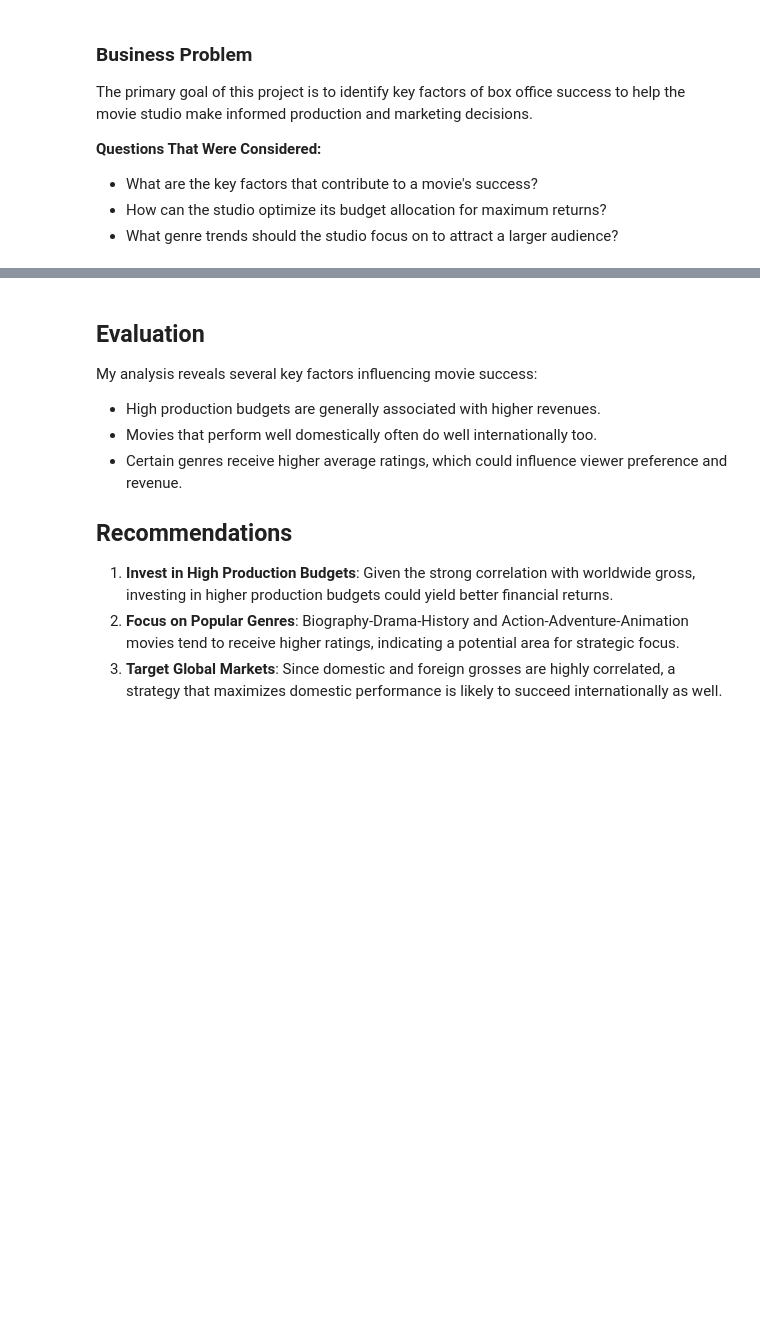
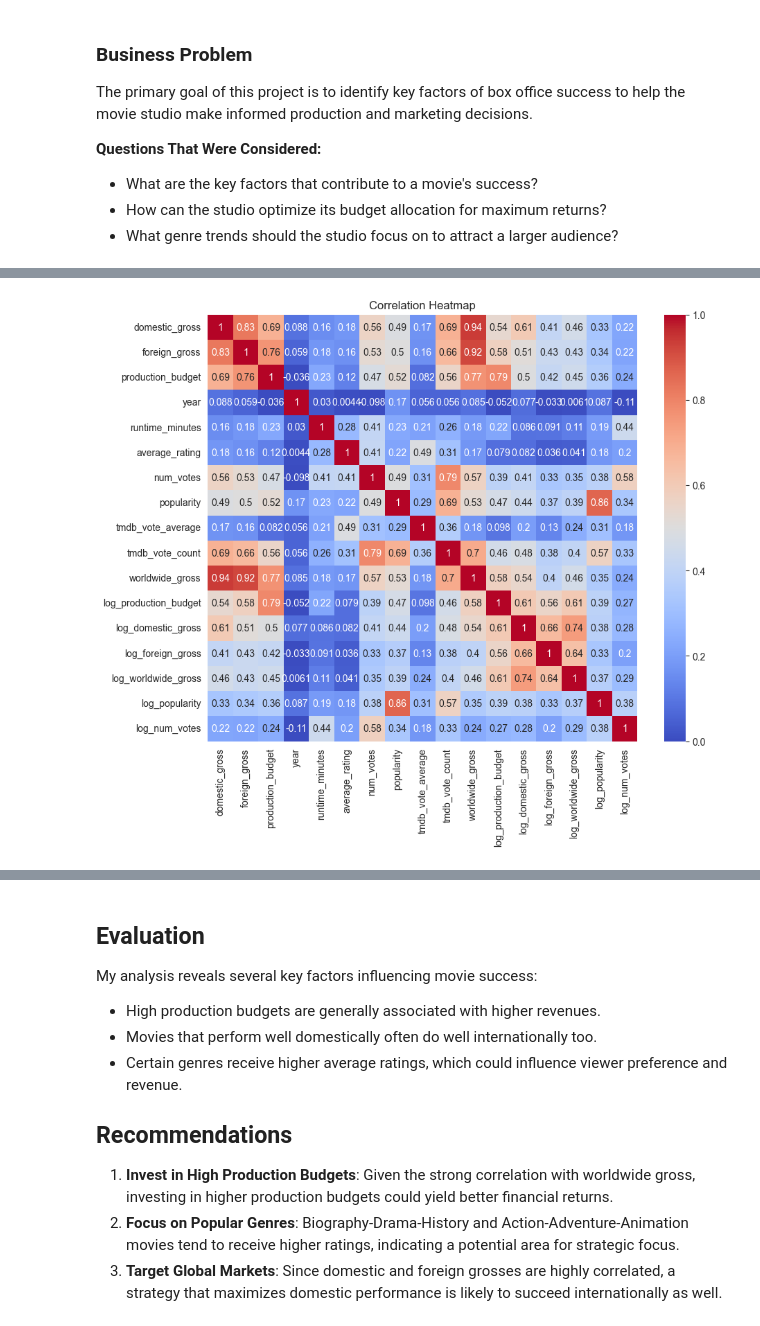
Before and after one commit to 66ultra/MBO-Analysis, a Jupyter notebook: Movie_Box_Office_Analysis.ipynb, the cells around one changed output, grey strips where cells are left out. Saved outputs shown, nothing was run; the diff lists cells and outputs as text; code cells hidden in the pictures; blank space fills up the shorter version.

Commit message:
Worked on adding my visualizations and some descriptions

```diff
--- a/Movie_Box_Office_Analysis.ipynb
+++ b/Movie_Box_Office_Analysis.ipynb
@@ -85,8 +113,15 @@ merged_df = pd.read_csv('cleanedData/cleaned_data.csv')
 # %%
-# heatmap: correlation heatmap
-correlation_data = merged_df.corr()
+# selecting numerical columns for correlation analysis
+numeric_cols = merged_df.select_dtypes(include=['float64', 'int64']).columns
+
+# getting the correlation data
+correlation_data = merged_df[numeric_cols].corr()
+
+# using the imported heatmap function
 viz.heatmap(
     data=correlation_data,
     title='Correlation Heatmap',
-    save_path='../images/correlation_heatmap.png'
+    save_path='images/correlation_heatmap.png'
 )
+# %% [output]
+[figure, added]
```
Also changed, not shown: parts of 14 cells of this notebook.
